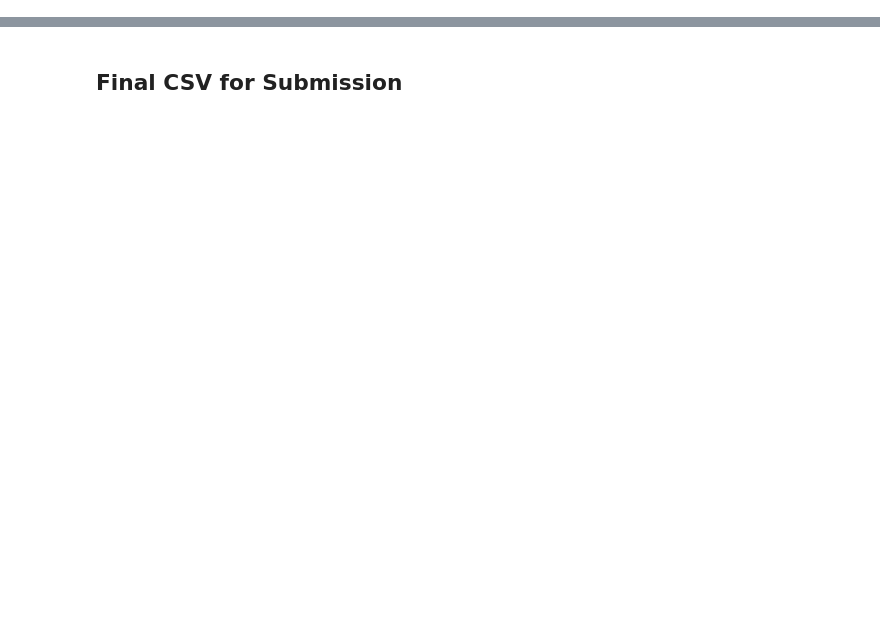
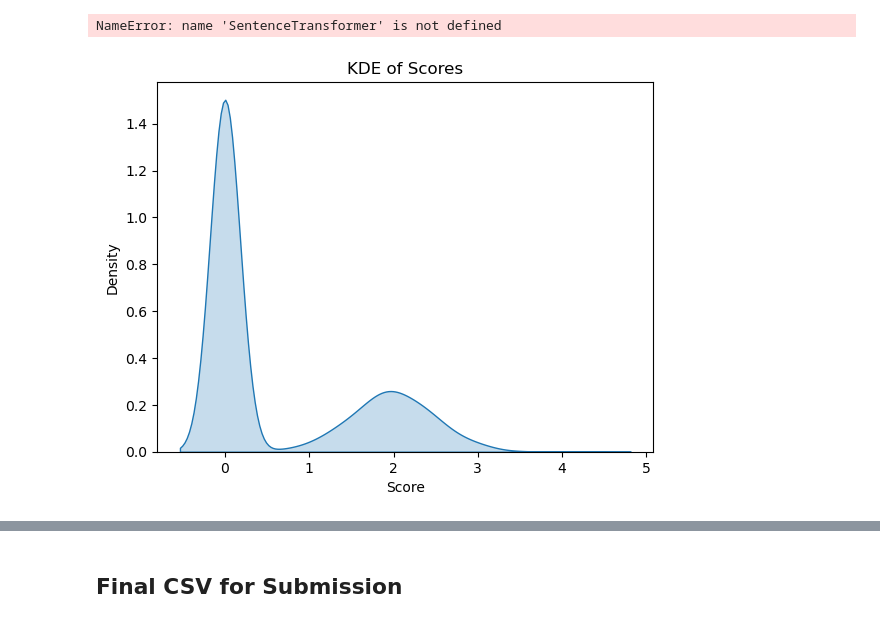
Before and after one commit to BracedHornet186/model_alignement, a Jupyter notebook: endsem.ipynb, the cells around one changed output, grey strips where cells are left out. Cells and saved outputs as stored; diff of their text form; code cells hidden in the pictures; blank space fills up the shorter version.

```diff
--- a/endsem.ipynb
+++ b/endsem.ipynb
@@ -19,6 +138,7 @@ metric_map = json.load(open("data/metric_names.json"))
 # %%
+# This works. Don't change it.
 # Model for embeddings
-model = SentenceTransformer("l3cube-pune/indic-sentence-similarity-sbert")
+model = SentenceTransformer("l3cube-pune/indic-sentence-similarity-sbert", device=device)
 
 # Prepare training data
 X, y = [], []
@@ -31,9 +151,6 @@ for r in train:
 
 X, y = np.array(X, dtype=np.float32), np.array(y, dtype=np.float32)
 
-# Train-validation split
-X_train, X_val, y_train, y_val = train_test_split(X, y, test_size=0.2, random_state=42)
-
 # Prepare test data
 X_test= []
 for r in test:
@@ -43,3 +160,5 @@ for r in test:
     X_test.append(np.concatenate([text_emb, metric_emb]))
 
 X_test = np.array(X_test, dtype=np.float32)
+# %% [output]
+NameError: name 'SentenceTransformer' is not defined
@@ -67,35 +164,0 @@ train_aug = train + augmented
-# %%
-# Model for embeddings
-model = SentenceTransformer("l3cube-pune/indic-sentence-similarity-sbert", device='cpu')
-
-def encode_in_batches(texts, batch_size=16):
-    embeddings = []
-    for i in tqdm(range(0, len(texts), batch_size)):
-        batch = texts[i:i+batch_size]
-        emb = model.encode(batch, normalize_embeddings=True, convert_to_numpy=True, show_progress_bar=True)
-        embeddings.append(emb)
-    return np.vstack(embeddings)
-
-# Prepare training data
-
-texts = [f"{r['system_prompt']} [SEP] {r['user_prompt']} [SEP] {r['response']}" for r in train_aug]
-text_embs = encode_in_batches(texts, batch_size=16)
-
-metric_embs_mapped = np.array([metric_embs[metric_map.index(r['metric_name'])] for r in train_aug])
-X = np.concatenate([text_embs, metric_embs_mapped], axis=1)
-y = np.array([r['score'] for r in train_aug])
-
-X, y = np.array(X, dtype=np.float32), np.array(y, dtype=np.float32)
-
-# Train-validation split
-X_train, X_val, y_train, y_val = train_test_split(X, y, test_size=0.2, random_state=42)
-
-# Prepare test data
-X_test= []
-for r in test:
-    txt = f"{r['system_prompt']} [SEP] {r['user_prompt']} [SEP] {r['response']}"
-    text_emb = model.encode(txt, normalize_embeddings=True)
-    metric_emb = metric_embs[metric_map.index(r['metric_name'])]
-    X_test.append(np.concatenate([text_emb, metric_emb]))
-
-X_test = np.array(X_test, dtype=np.float32)
@@ -108,0 +165,9 @@ weights /= weights.mean()  # normalize mean weight to 1.0
+# %%
+# KDE plot for scores
+sns.kdeplot(y, fill=True)
+plt.title("KDE of Scores")
+plt.xlabel("Score")
+plt.ylabel("Density")
+plt.show()
+# %% [output]
+[figure, added]
```
Also changed, not shown: parts of 22 cells of this notebook, 1 other file.
